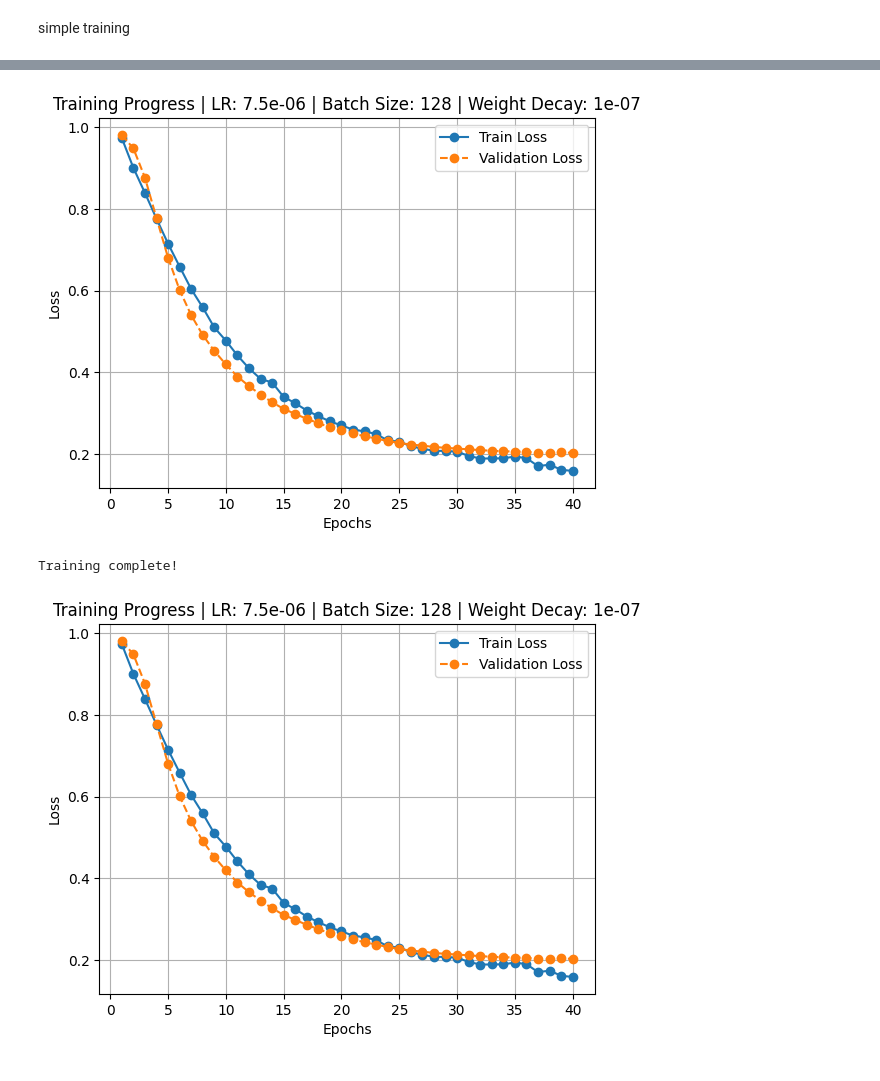
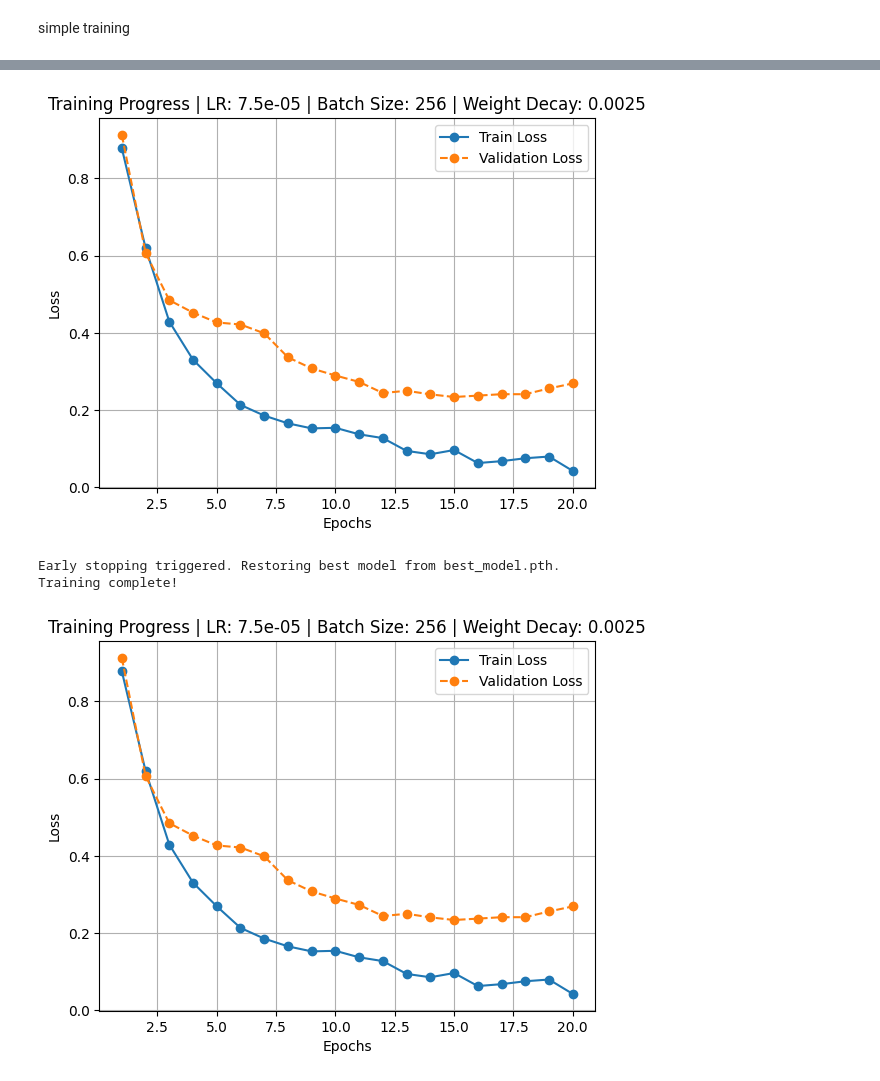
Before and after one commit to botastark/multi-horizon, a Jupyter notebook: binary_classifier/train.ipynb, the cells around one changed output, grey strips where cells are left out. Cells and saved outputs as stored; diff of their text form; code cells hidden in the pictures.

Commit message:
binary classifier trained

```diff
--- a/binary_classifier/train.ipynb
+++ b/binary_classifier/train.ipynb
@@ -97,0 +99,2 @@ Train size: 4620, Validation size: 990, Test size: 990
+# %%
+train_loader, valid_loader, test_loader = get_dataloaders(args=args)
@@ -227,7 +236,7 @@ def train(model, train_loader, valid_loader, args):
             model.parameters(), lr=args.lr, weight_decay=args.weight_decay
         )
     if args.loss == "BCE":
-        criterion = nn.BCEWithLogitsLoss()
+        # criterion = nn.BCEWithLogitsLoss()
         criterion = nn.BCEWithLogitsLoss(weight=class_weights)
         # criterion = nn.CrossEntropyLoss(weight=class_weights)  # Apply class weights
 
@@ -287,6 +296,3 @@ def train(model, train_loader, valid_loader, args):
             break  # Stop training if early stopping is triggered
 
     print("Training complete!")
-# %%
-model = ModifiedClassifier(num_classes=args.n_class)
-train(model, train_loader, valid_loader, args)
@@ -329,36 +299,18 @@ Training complete!
 # %%
 # with class wieghts
 model = ModifiedClassifier(num_classes=args.n_class)
-args.lr = 7.5e-6
-args.weight_decay = 1e-7
-args.n_epochs = 40
-args.batch_size = 128
-train_loader = DataLoader(
-    train_data,
-    batch_size=args.batch_size,
-    shuffle=True,
-    num_workers=args.num_workers,
-    pin_memory=True,
-)
-valid_loader = DataLoader(
-    valid_data,
-    batch_size=args.batch_size,
-    shuffle=False,
-    num_workers=args.num_workers,
-    pin_memory=True,
-)
-test_loader = DataLoader(
-    test_data,
-    batch_size=args.batch_size,
-    shuffle=False,
-    num_workers=args.num_workers,
-    pin_memory=True,
-)
+args.lr = 7.5e-5
+args.weight_decay = 2.5e-3
+args.n_epochs = 50
+args.batch_size = 256
+train_loader, valid_loader, test_loader = get_dataloaders(args=args)
+
 train(model, train_loader, valid_loader, args)
 # %% [output]
-[figure, old version]
+[figure, new version]
+Early stopping triggered. Restoring best model from best_model.pth.
 Training complete!
-[figure, old version]
+[figure, new version]
 # %%
 # After training your model, evaluate on the test set
 test_accuracy, test_precision, test_recall, test_f1, test_auc = evaluate_model_on_test(
```
Also changed, not shown: parts of 10 cells of this notebook, 4 other files.
